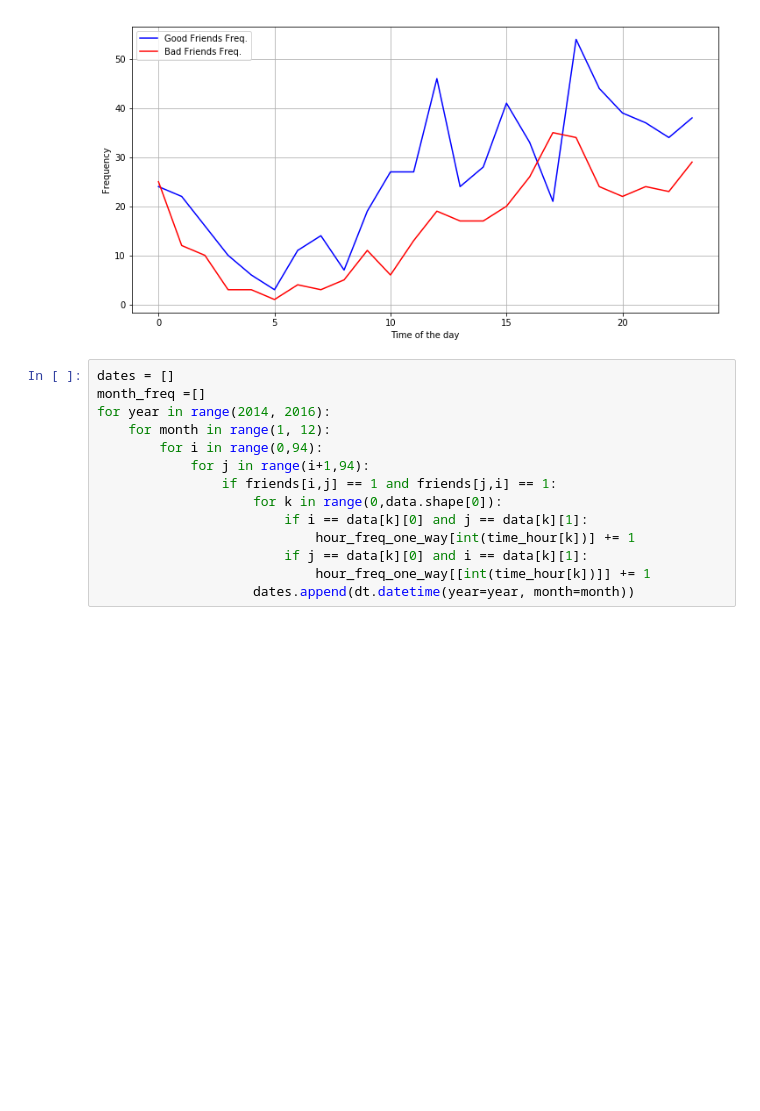
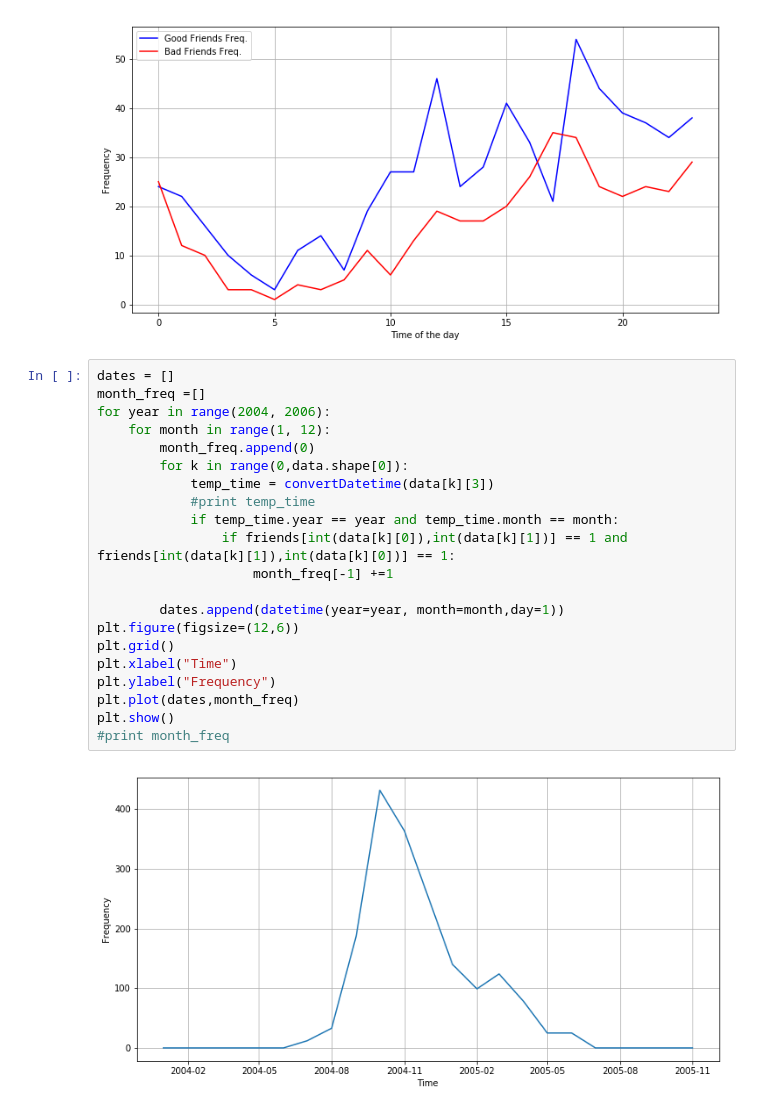
Before and after one commit to jinh-tech/reality_mining_hcc_2017, a Jupyter notebook: call_analysis.ipynb, the cells around one changed output. Drawn from its saved outputs; the diff is of its cells as text; blank space fills up the shorter version.

```diff
--- a/call_analysis.ipynb
+++ b/call_analysis.ipynb
@@ -86,14 +86,23 @@ The correlation between the two arrays = 0.778225
 # %%
 dates = []
 month_freq =[]
-for year in range(2014, 2016):
+for year in range(2004, 2006):
     for month in range(1, 12):
-        for i in range(0,94):
-            for j in range(i+1,94):
-                if friends[i,j] == 1 and friends[j,i] == 1:
-                    for k in range(0,data.shape[0]):
-                        if i == data[k][0] and j == data[k][1]:
-                            hour_freq_one_way[int(time_hour[k])] += 1
-                        if j == data[k][0] and i == data[k][1]:
-                            hour_freq_one_way[[int(time_hour[k])]] += 1
-                    dates.append(dt.datetime(year=year, month=month))
+        month_freq.append(0)
+        for k in range(0,data.shape[0]):
+            temp_time = convertDatetime(data[k][3])
+            #print temp_time
+            if temp_time.year == year and temp_time.month == month:
+                if friends[int(data[k][0]),int(data[k][1])] == 1 and friends[int(data[k][1]),int(data[k][0])] == 1:
+                    month_freq[-1] +=1
+
+        dates.append(datetime(year=year, month=month,day=1))
+plt.figure(figsize=(12,6))
+plt.grid()
+plt.xlabel("Time")
+plt.ylabel("Frequency")
+plt.plot(dates,month_freq)
+plt.show()
+#print month_freq
+# %% [output]
+[figure, added]
```
Also changed, not shown: parts of 3 cells of this notebook.
